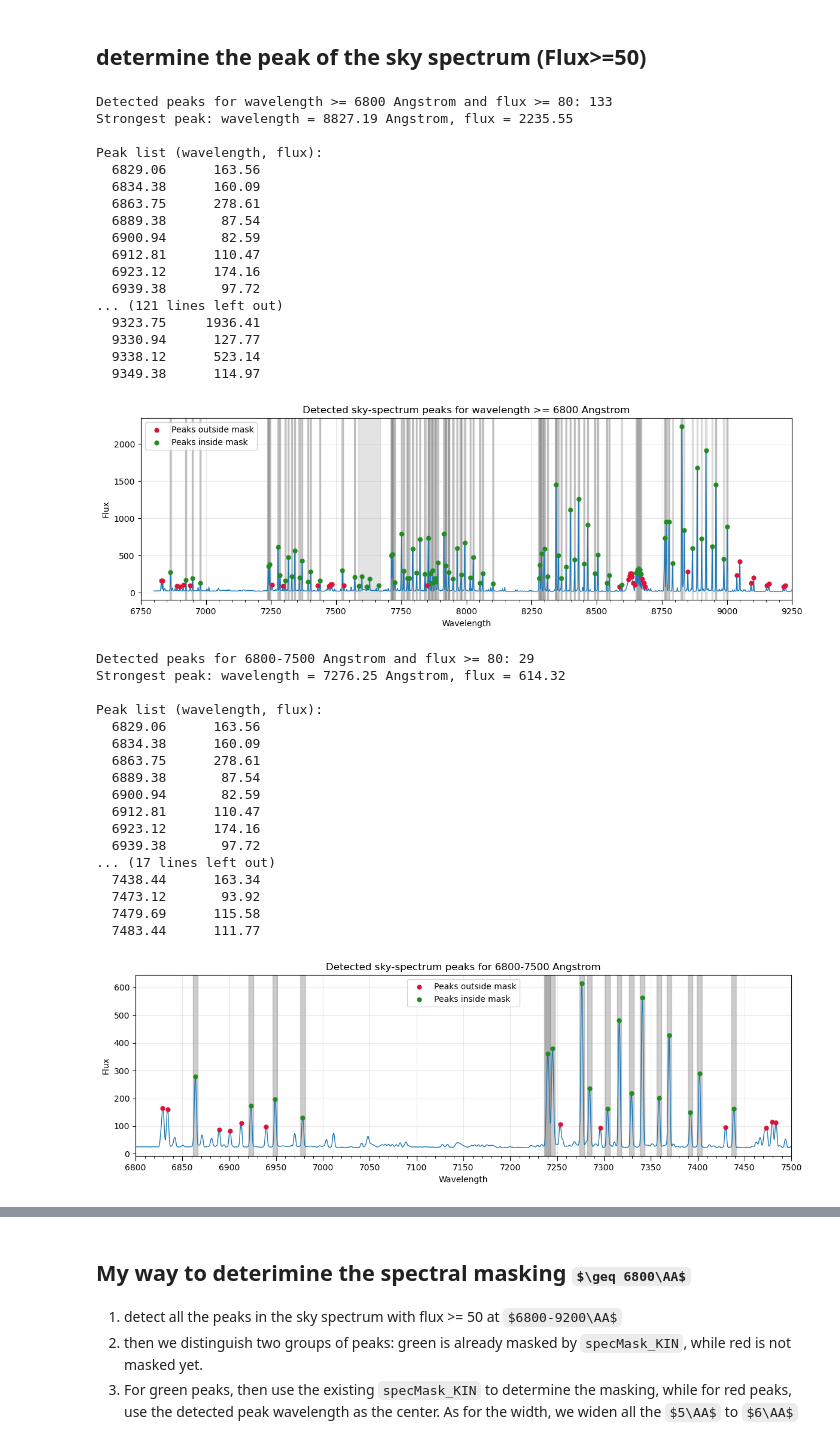
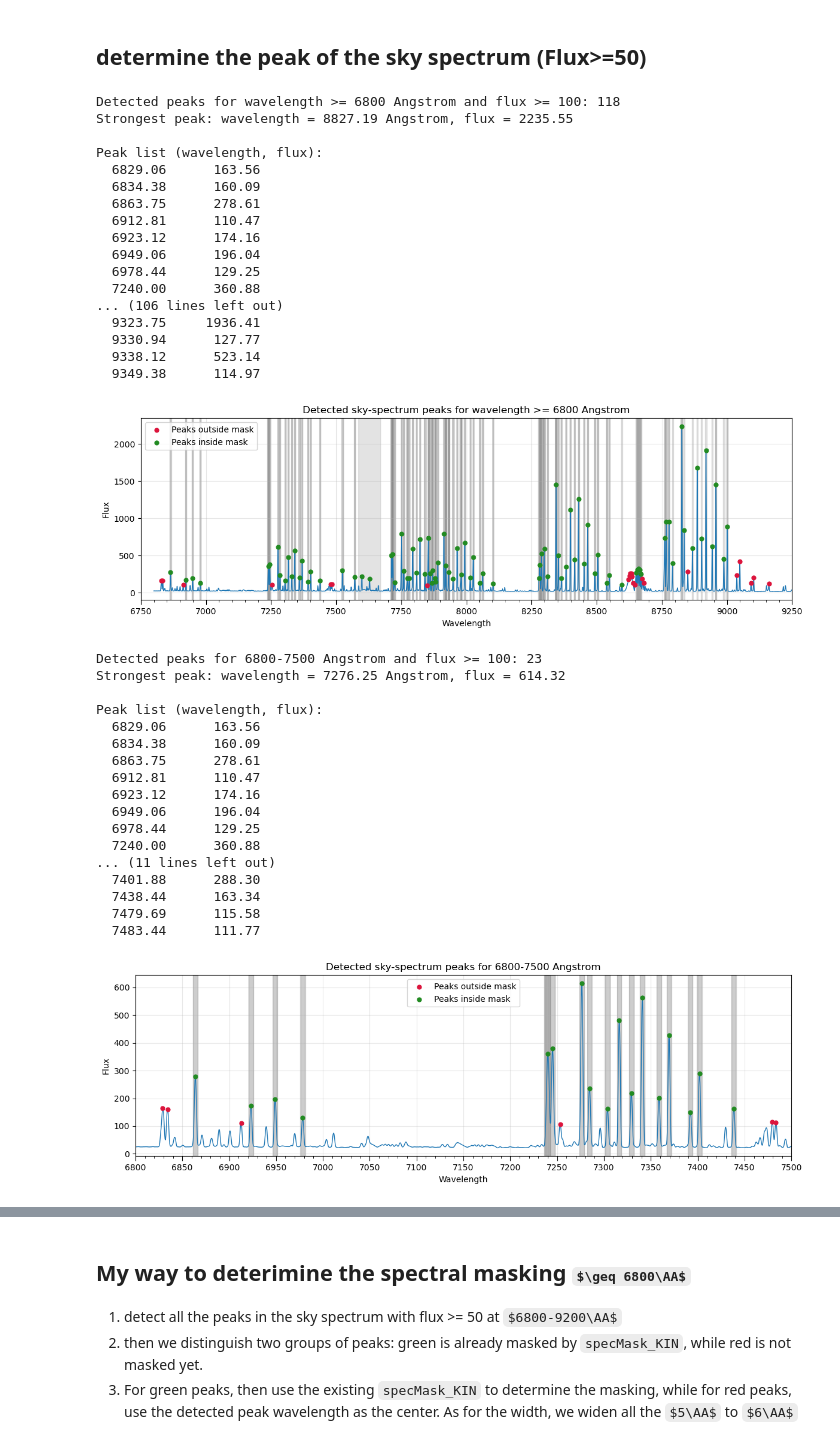
Before and after one commit to Rongjun-ANU/ICRAR-MAUVE, a Jupyter notebook: nGIST_dev_7.6.4/20260309_read_SKY_SPECTRUM_check_specMask_KIN.ipynb, the cells around one changed output, grey strips where cells are left out. Saved outputs shown, nothing was run; the diff lists cells and outputs as text; code cells hidden in the pictures; some formulas as TeX source.

```diff
--- a/nGIST_dev_7.6.4/20260309_read_SKY_SPECTRUM_check_specMask_KIN.ipynb
+++ b/nGIST_dev_7.6.4/20260309_read_SKY_SPECTRUM_check_specMask_KIN.ipynb
@@ -457,7 +457,7 @@ Sky mask bands in 8200-9200 Angstrom: 72
 ## determine the peak of the sky spectrum (Flux>=50)
 # %%
 peak_wave_min = 6800.0
-peak_flux_min = 80.0
+peak_flux_min = 100.0
 peak_window = np.isfinite(wave_f) & np.isfinite(flux_f) & (wave_f >= peak_wave_min)
 
 wave_peak = wave_f[peak_window]
@@ -515,43 +515,43 @@ if peak_wavelengths.size > 0:
         ax.scatter(
             peak_wavelengths[peak_in_mask],
             peak_fluxes[peak_in_mask],
             color="forestgreen",
             s=24,
             zorder=3,
             label="Peaks inside mask",
         )
     ax.legend()
 ax.set_xlim(peak_wave_min, 9250)
 ax.set_title("Detected sky-spectrum peaks for wavelength >= 6800 Angstrom")
 ax.set_xlabel("Wavelength")
 ax.set_ylabel("Flux")
 configure_wavelength_ticks(ax, peak_wave_min, 9250)
 ax.grid(alpha=0.3)
 fig.tight_layout()
 plt.show()
 # %% [output]
-Detected peaks for wavelength >= 6800 Angstrom and flux >= 80: 133
+Detected peaks for wavelength >= 6800 Angstrom and flux >= 100: 118
 Strongest peak: wavelength = 8827.19 Angstrom, flux = 2235.55
 
 Peak list (wavelength, flux):
   6829.06      163.56
   6834.38      160.09
   6863.75      278.61
-  6889.38       87.54
-  6900.94       82.59
   6912.81      110.47
   6923.12      174.16
-  6939.38       97.72
-... (121 lines left out)
+  6949.06      196.04
+  6978.44      129.25
+  7240.00      360.88
+... (106 lines left out)
   9323.75     1936.41
   9330.94      127.77
   9338.12      523.14
   9349.38      114.97
-[figure, old version]
+[figure, new version]
 # %%
 peak_wave_min = 6800.0
 peak_wave_max = 7500.0
-peak_flux_min = 80.0
+peak_flux_min = 100.0
 peak_window = (
     np.isfinite(wave_f)
     & np.isfinite(flux_f)
@@ -632,24 +632,24 @@ ax.grid(alpha=0.3)
 fig.tight_layout()
 plt.show()
 # %% [output]
-Detected peaks for 6800-7500 Angstrom and flux >= 80: 29
+Detected peaks for 6800-7500 Angstrom and flux >= 100: 23
 Strongest peak: wavelength = 7276.25 Angstrom, flux = 614.32
 
 Peak list (wavelength, flux):
   6829.06      163.56
   6834.38      160.09
   6863.75      278.61
-  6889.38       87.54
-  6900.94       82.59
   6912.81      110.47
   6923.12      174.16
-  6939.38       97.72
-... (17 lines left out)
+  6949.06      196.04
+  6978.44      129.25
+  7240.00      360.88
+... (11 lines left out)
+  7401.88      288.30
   7438.44      163.34
-  7473.12       93.92
   7479.69      115.58
   7483.44      111.77
-[figure, old version]
+[figure, new version]
 # %%
 peak_wave_min = 7500.0
 peak_wave_max = 8200.0
```
Also changed, not shown: parts of 17 cells of this notebook, 7 other files.
